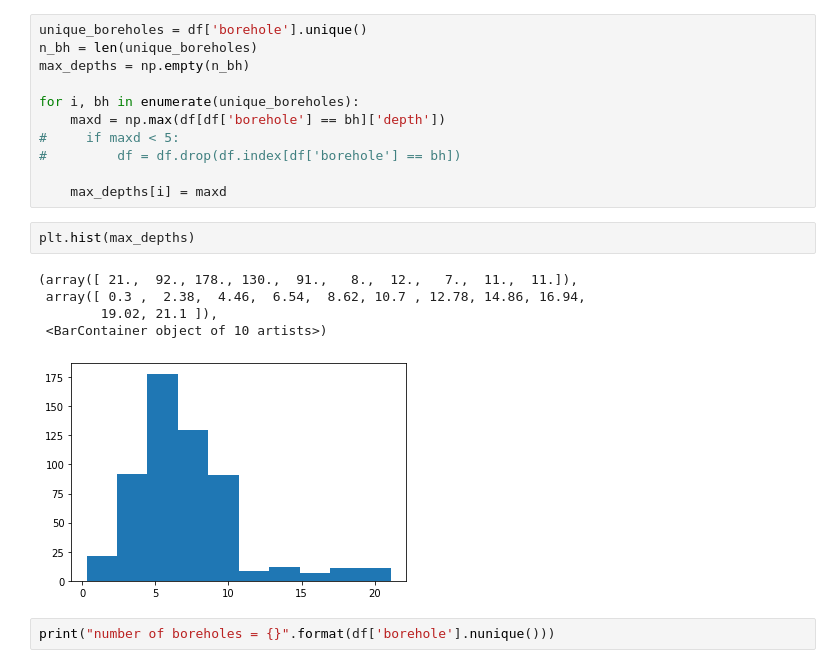
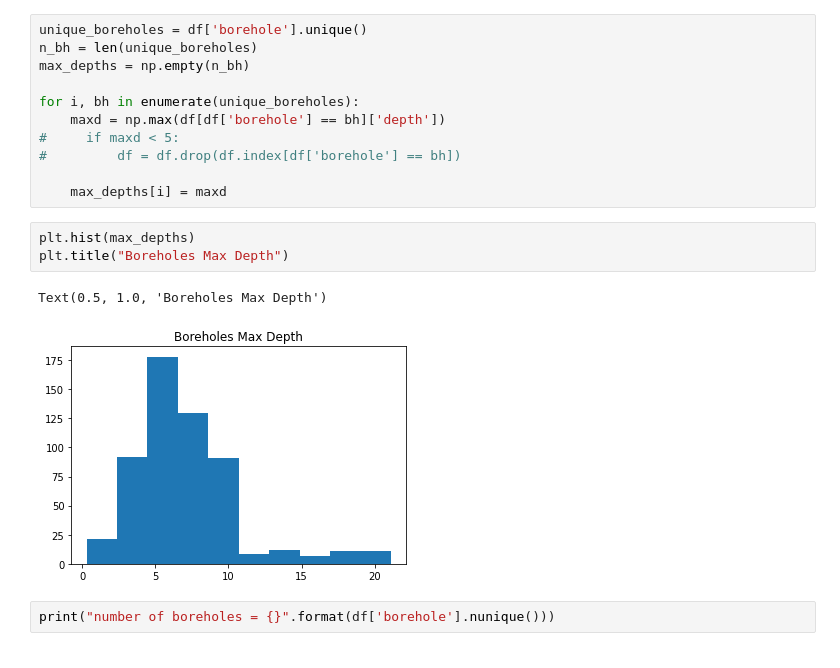
Before and after one commit to bqianz/film, a Jupyter notebook: components.ipynb, the cells around one changed output. Drawn from its saved outputs; the diff is of its cells as text.

```diff
--- a/components.ipynb
+++ b/components.ipynb
@@ -113,12 +118,10 @@ for i, bh in enumerate(unique_boreholes):
     max_depths[i] = maxd
 # %%
 plt.hist(max_depths)
+plt.title("Boreholes Max Depth")
 # %% [output]
-(array([ 21.,  92., 178., 130.,  91.,   8.,  12.,   7.,  11.,  11.]),
- array([ 0.3 ,  2.38,  4.46,  6.54,  8.62, 10.7 , 12.78, 14.86, 16.94,
-        19.02, 21.1 ]),
- <BarContainer object of 10 artists>)
+Text(0.5, 1.0, 'Boreholes Max Depth')
-[figure, old version]
+[figure, new version]
 # %%
 print("number of boreholes = {}".format(df['borehole'].nunique()))
 # %% [output]
```
Also changed, not shown: parts of 35 cells of this notebook, 3 other files.
